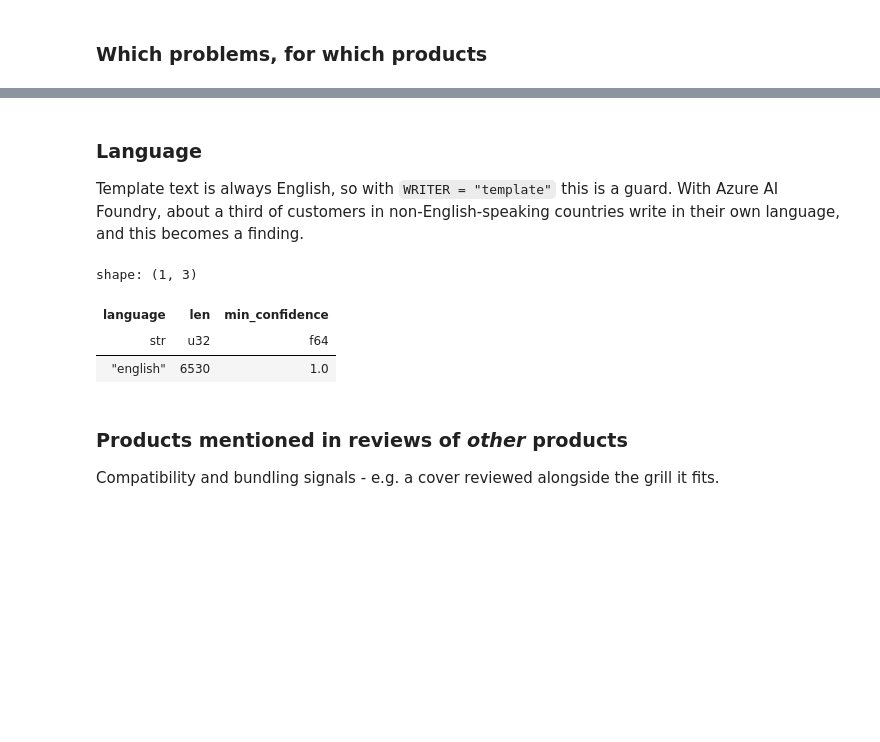
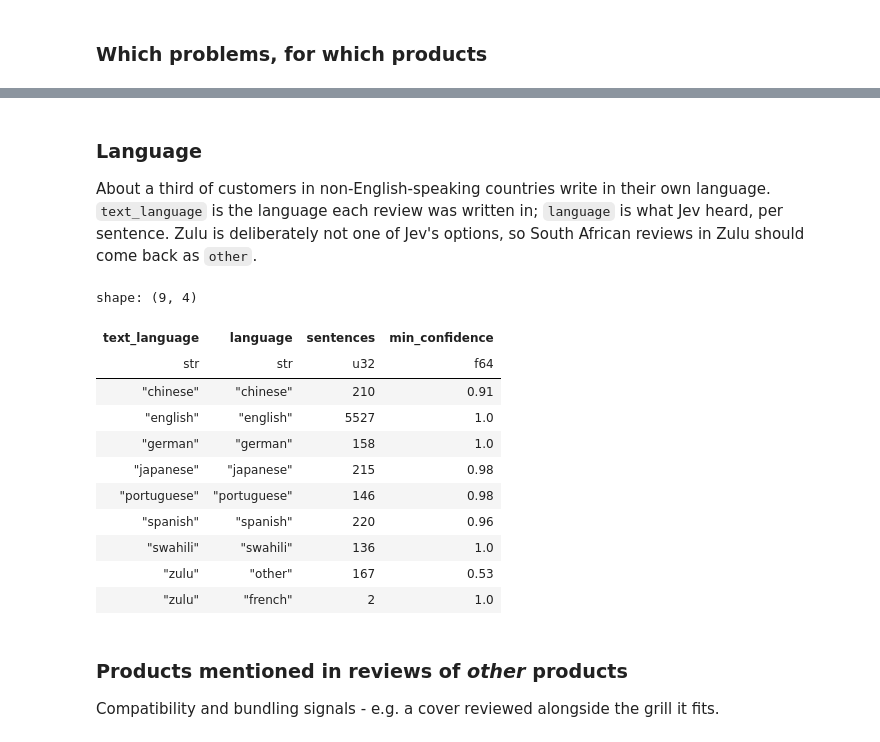
Before and after one commit to Smartitect/retail-review-knowledge-mining, a Jupyter notebook: notebooks/01_classify_reviews_with_jev.ipynb, the cells around one changed output, grey strips where cells are left out. Cells and saved outputs as stored; diff of their text form; code cells hidden in the pictures; blank space fills up the shorter version.

```diff
--- a/notebooks/01_classify_reviews_with_jev.ipynb
+++ b/notebooks/01_classify_reviews_with_jev.ipynb
@@ -334,14 +328,26 @@ shape: (10, 5)
 # %% [markdown]
 ### Language
 
-Template text is always English, so with `WRITER = "template"` this is a guard. With Azure AI Foundry, about a third of customers in non-English-speaking countries write in their own language, and this becomes a finding.
+About a third of customers in non-English-speaking countries write in their own language. `text_language` is the language each review was written in; `language` is what Jev heard, per sentence. Zulu is deliberately not one of Jev's options, so South African reviews in Zulu should come back as `other`.
 # %%
-classified.group_by("language").agg(pl.len(), pl.col("language_confidence").min().alias("min_confidence"))
+(
+    classified.group_by("text_language", "language")
+    .agg(sentences=pl.len(), min_confidence=pl.col("language_confidence").min())
+    .sort("text_language", pl.col("sentences"), descending=[False, True])
+)
 # %% [output]
-shape: (1, 3)
+shape: (9, 4)
-| language | len | min_confidence |
-| str | u32 | f64 |
-| "english" | 6530 | 1.0 |
+| text_language | language | sentences | min_confidence |
+| str | str | u32 | f64 |
+| "chinese" | "chinese" | 210 | 0.91 |
+| "english" | "english" | 5527 | 1.0 |
+| "german" | "german" | 158 | 1.0 |
+| "japanese" | "japanese" | 215 | 0.98 |
+| "portuguese" | "portuguese" | 146 | 0.98 |
+| "spanish" | "spanish" | 220 | 0.96 |
+| "swahili" | "swahili" | 136 | 1.0 |
+| "zulu" | "other" | 167 | 0.53 |
+| "zulu" | "french" | 2 | 1.0 |
 # %% [markdown]
 ### Products mentioned in reviews of *other* products
 
```
Also changed, not shown: parts of 18 cells of this notebook, 22 other files.
